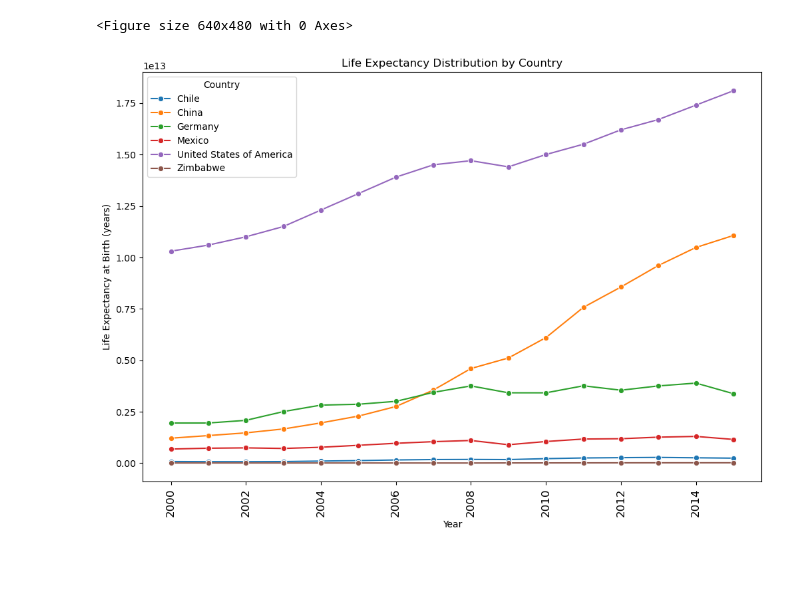
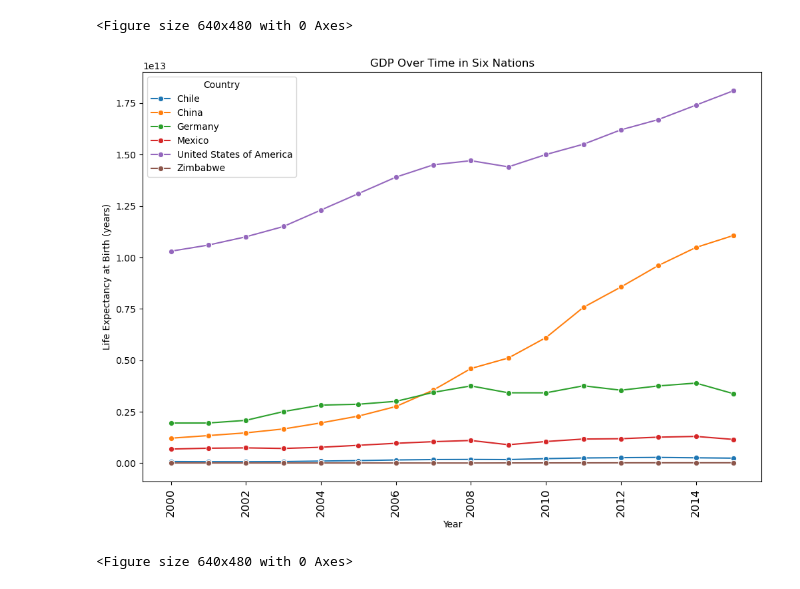
Before and after one commit to 2003salar/life_expectancy_gdp, a Jupyter notebook: life_expectancy_gdp.ipynb, the cells around one changed output. Drawn from its saved outputs; the diff is of its cells as text; code cells hidden in the pictures.

```diff
--- a/life_expectancy_gdp.ipynb
+++ b/life_expectancy_gdp.ipynb
@@ -36,11 +36,13 @@ plt.clf()
 # %%
 # Has GDP increased over time in the six nations?
 plt.figure(figsize=(12, 8))
 sns.lineplot(x="Year", y="GDP", hue="Country", marker="o", data=df)
 plt.xticks(rotation=90, fontsize=12)
 plt.xlabel('Year')
 plt.ylabel('Life Expectancy at Birth (years)')
-plt.title('Life Expectancy Distribution by Country')
+plt.title('GDP Over Time in Six Nations')
 plt.show()
+plt.clf()
 # %% [output]
-[figure, old version]
+[figure, new version]
+<Figure size 640x480 with 0 Axes>
```
Also changed, not shown: parts of 1 cell of this notebook.
